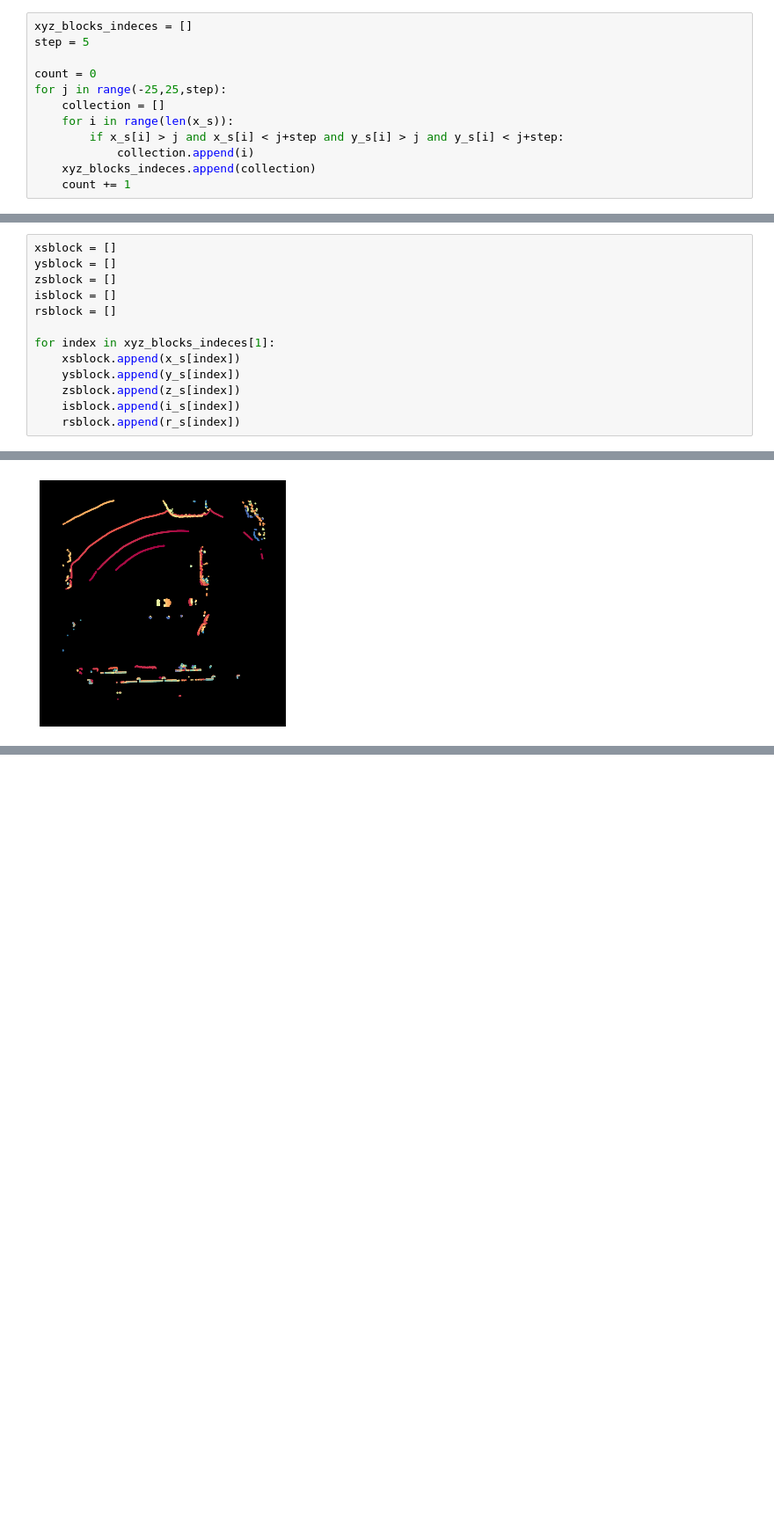
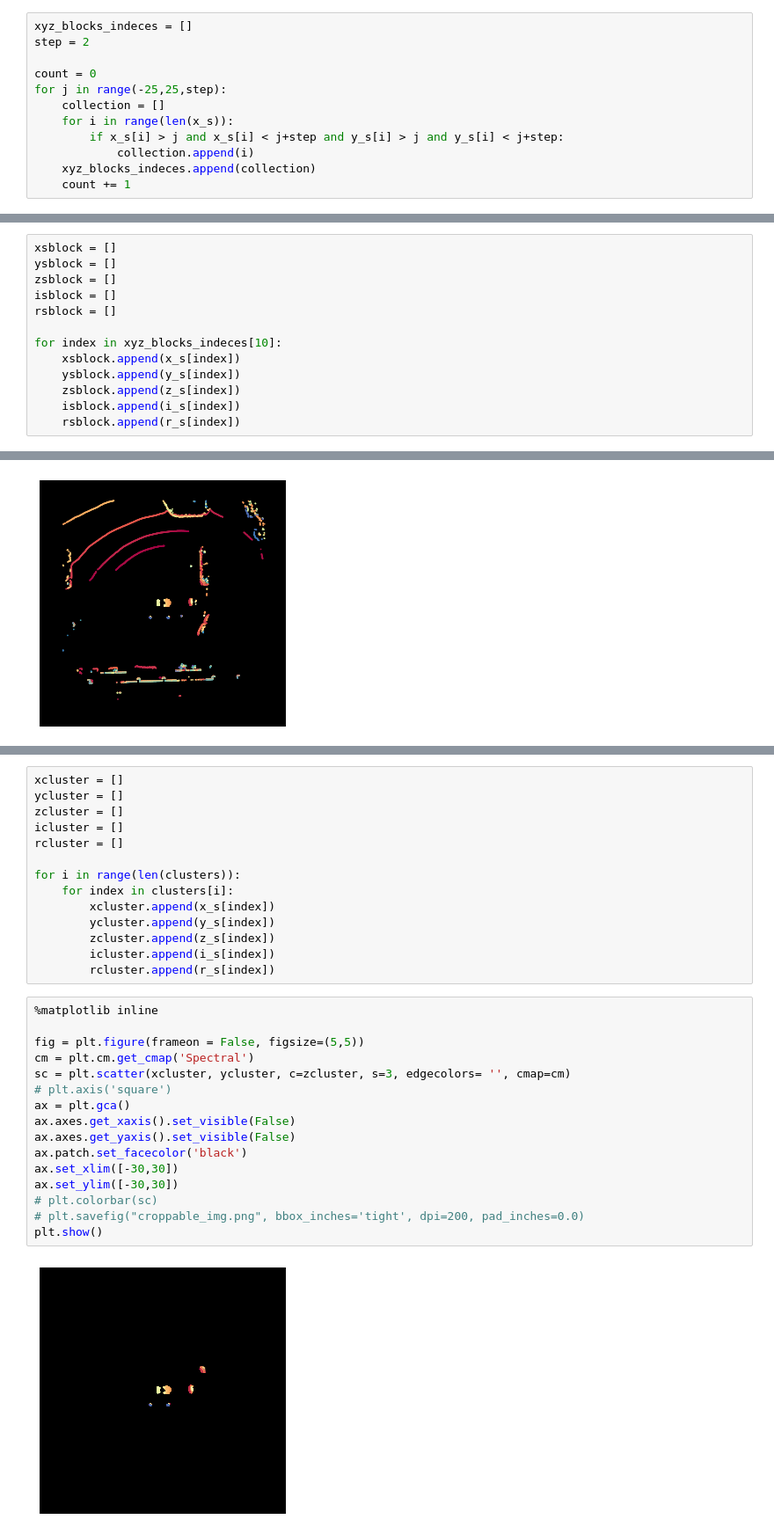
Before and after one commit to moe-elsadig/DidiChallengeHelperScripts, a Jupyter notebook: Feature_extraction_from_velo_points.ipynb, the cells around one changed output, grey strips where cells are left out. Shown at 88% size. Cells and saved outputs as stored; diff of their text form; blank space fills up the shorter version.

```diff
--- a/Feature_extraction_from_velo_points.ipynb
+++ b/Feature_extraction_from_velo_points.ipynb
@@ -800,7 +802,7 @@ i-axes limits:  0.0 222.0 9882
 r-axes limits:  0.0 31.0 9882
 # %%
 xyz_blocks_indeces = []
-step = 5
+step = 2
 
 count = 0
 for j in range(-25,25,step):
@@ -823,7 +824,7 @@ zsblock = []
 isblock = []
 rsblock = []
 
-for index in xyz_blocks_indeces[1]:
+for index in xyz_blocks_indeces[10]:
     xsblock.append(x_s[index])
     ysblock.append(y_s[index])
     zsblock.append(z_s[index])
@@ -867,0 +901,32 @@ plt.show()
+# %%
+xcluster = []
+ycluster = []
+zcluster = []
+icluster = []
+rcluster = []
+
+for i in range(len(clusters)):
+    for index in clusters[i]:
+        xcluster.append(x_s[index])
+        ycluster.append(y_s[index])
+        zcluster.append(z_s[index])
+        icluster.append(i_s[index])
+        rcluster.append(r_s[index])
+# %%
+%matplotlib inline
+
+fig = plt.figure(frameon = False, figsize=(5,5))
+cm = plt.cm.get_cmap('Spectral')
+sc = plt.scatter(xcluster, ycluster, c=zcluster, s=3, edgecolors= '', cmap=cm)
+# plt.axis('square')
+ax = plt.gca()
+ax.axes.get_xaxis().set_visible(False)
+ax.axes.get_yaxis().set_visible(False)
+ax.patch.set_facecolor('black')
+ax.set_xlim([-30,30])
+ax.set_ylim([-30,30])
+# plt.colorbar(sc)
+# plt.savefig("croppable_img.png", bbox_inches='tight', dpi=200, pad_inches=0.0)
+plt.show()
+# %% [output]
+[figure, added]
```
Also changed, not shown: parts of 6 cells of this notebook.
